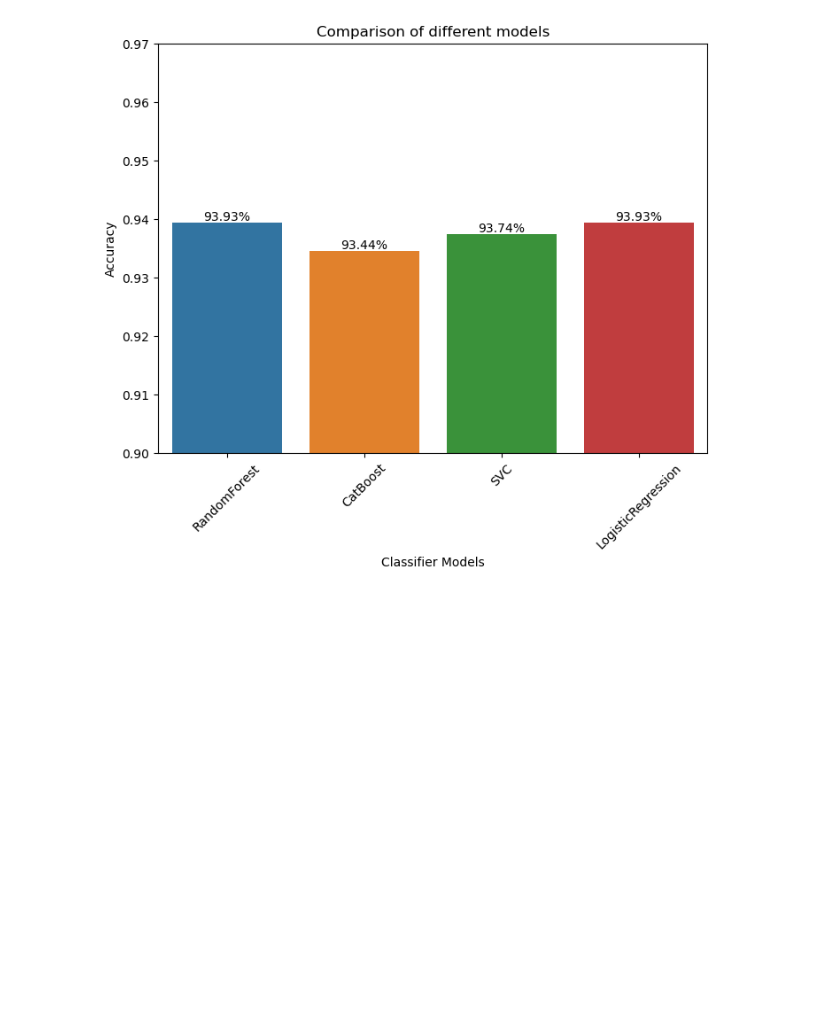
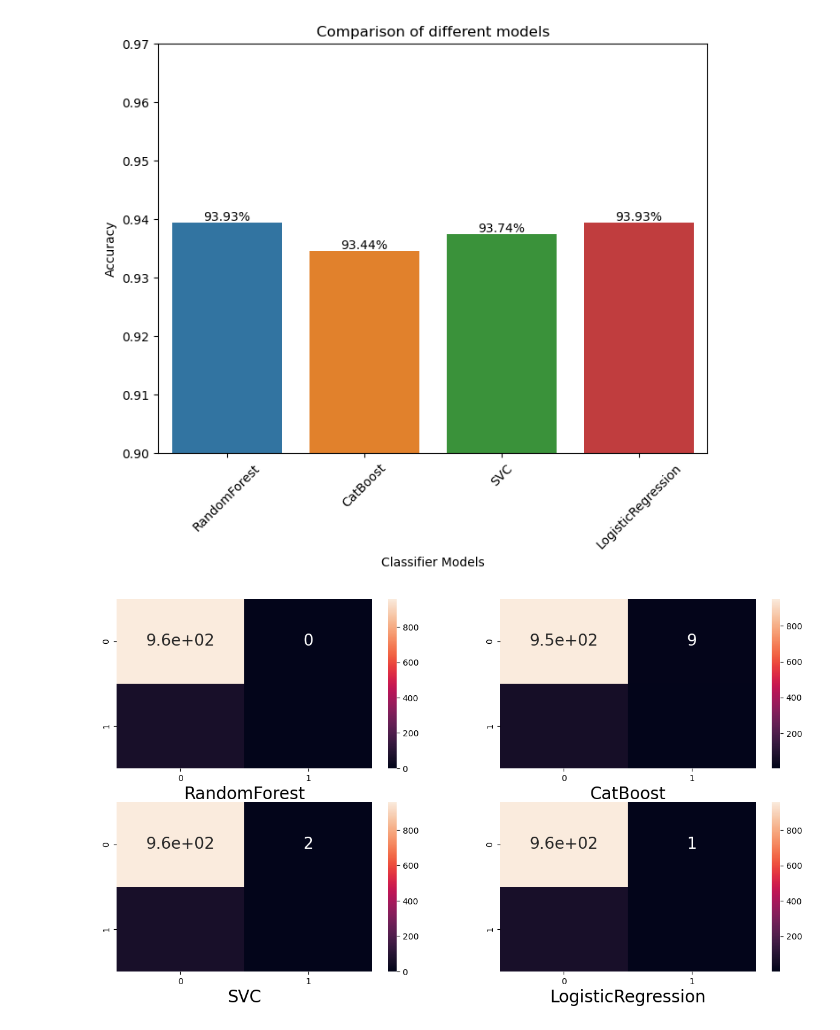
Before and after one commit to AkshataSalunkhe/HeartWellness, a Jupyter notebook: Notebook/HeartDiseasePrediction.ipynb, the cells around one changed output. Drawn from its saved outputs; the diff is of its cells as text; code cells hidden in the pictures; blank space fills up the shorter version.

```diff
--- a/Notebook/HeartDiseasePrediction.ipynb
+++ b/Notebook/HeartDiseasePrediction.ipynb
@@ -1098,3 +1098,15 @@ accuracy_data
 model_acc_bar_plot(accuracy_data,.90,.97)
 # %% [output]
 [figure]
+# %%
+fig,ax= plt.subplots(2,2,figsize=(15,8))
+for i in range(accuracy_data.shape[0]):
+    row,col=i//2,i%2
+    #row=i
+    sns.heatmap(confusion_matrix(y_test,algo[i].predict(x_test)),annot=True,annot_kws={"fontsize": 19}
+                ,ax=ax[row][col])
+    ax[row][col].set_xlabel(model_name[i],fontsize=20)
+# ax[1,1].axis('off')
+plt.show()
+# %% [output]
+[figure, added]
```
Also changed, not shown: 6 other files.
